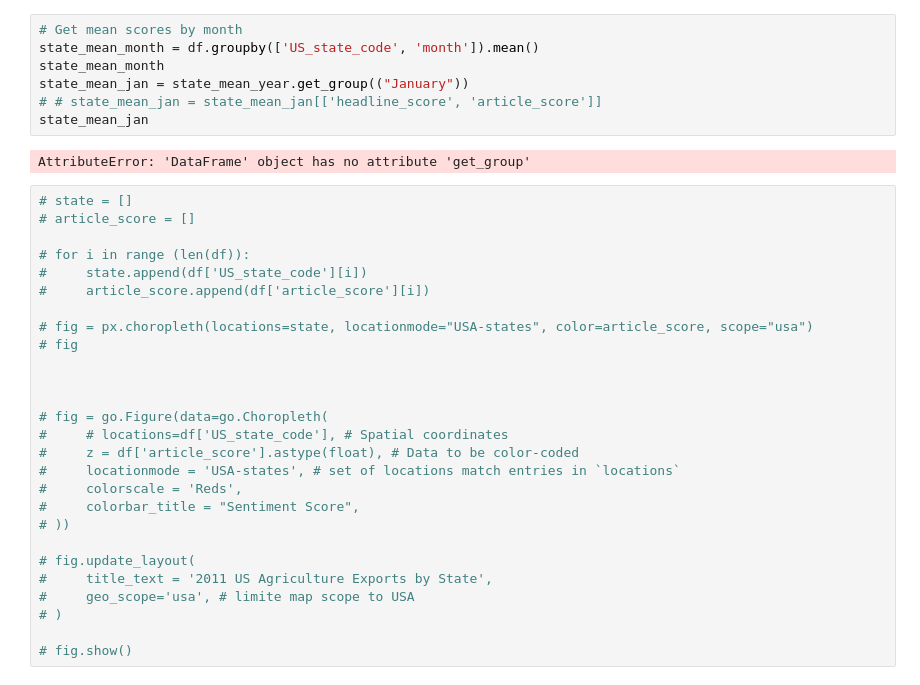
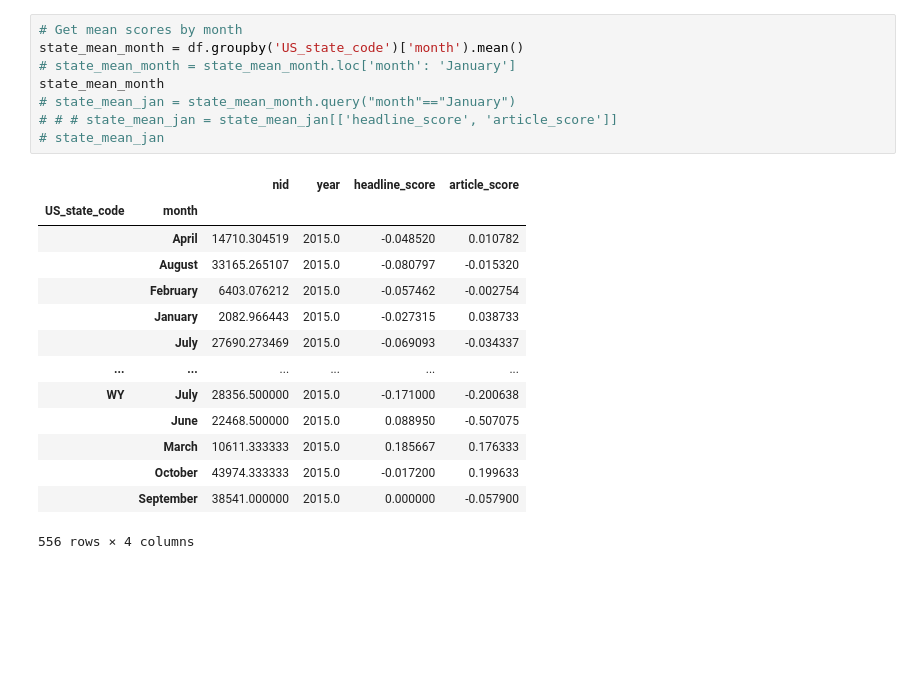
Before and after one commit to iCode13/News-Sentiment-Analysis-App, a Jupyter notebook: news_app/geo_choropleth_plotly.ipynb, the cells around one changed output. Saved outputs shown, nothing was run; the diff lists cells and outputs as text; blank space fills up the shorter version.

```diff
--- a/news_app/geo_choropleth_plotly.ipynb
+++ b/news_app/geo_choropleth_plotly.ipynb
@@ -47,36 +167,23 @@ state_mean_all
 # %%
 # Get mean scores by month
-state_mean_month = df.groupby(['US_state_code', 'month']).mean()
+state_mean_month = df.groupby('US_state_code')['month').mean()
+# state_mean_month = state_mean_month.loc['month': 'January']
 state_mean_month
-state_mean_jan = state_mean_year.get_group(("January"))
-# # state_mean_jan = state_mean_jan[['headline_score', 'article_score']]
-state_mean_jan
+# state_mean_jan = state_mean_month.query("month"=="January")
+# # # state_mean_jan = state_mean_jan[['headline_score', 'article_score']]
+# state_mean_jan
 # %% [output]
+|  |  | nid | year | headline_score | article_score |
+| US_state_code | month |  |  |  |  |
+|  | April | 14710.304519 | 2015.0 | -0.048520 | 0.010782 |
+|  | August | 33165.265107 | 2015.0 | -0.080797 | -0.015320 |
+|  | February | 6403.076212 | 2015.0 | -0.057462 | -0.002754 |
+|  | January | 2082.966443 | 2015.0 | -0.027315 | 0.038733 |
+|  | July | 27690.273469 | 2015.0 | -0.069093 | -0.034337 |
+| ... | ... | ... | ... | ... | ... |
+| WY | July | 28356.500000 | 2015.0 | -0.171000 | -0.200638 |
+|  | June | 22468.500000 | 2015.0 | 0.088950 | -0.507075 |
+|  | March | 10611.333333 | 2015.0 | 0.185667 | 0.176333 |
+|  | October | 43974.333333 | 2015.0 | -0.017200 | 0.199633 |
+|  | September | 38541.000000 | 2015.0 | 0.000000 | -0.057900 |
-AttributeError: 'DataFrame' object has no attribute 'get_group'
+556 rows × 4 columns
-# %%
-# state = []
-# article_score = []
-
-# for i in range (len(df)):
-#     state.append(df['US_state_code'][i])
-#     article_score.append(df['article_score'][i])
-
-# fig = px.choropleth(locations=state, locationmode="USA-states", color=article_score, scope="usa")
-# fig
-
-
-
-# fig = go.Figure(data=go.Choropleth(
-#     # locations=df['US_state_code'], # Spatial coordinates
-#     z = df['article_score'].astype(float), # Data to be color-coded
-#     locationmode = 'USA-states', # set of locations match entries in `locations`
-#     colorscale = 'Reds',
-#     colorbar_title = "Sentiment Score",
-# ))
-
-# fig.update_layout(
-#     title_text = '2011 US Agriculture Exports by State',
-#     geo_scope='usa', # limite map scope to USA
-# )
-
-# fig.show()
```
Also changed, not shown: parts of 12 cells of this notebook, 3 other files.
